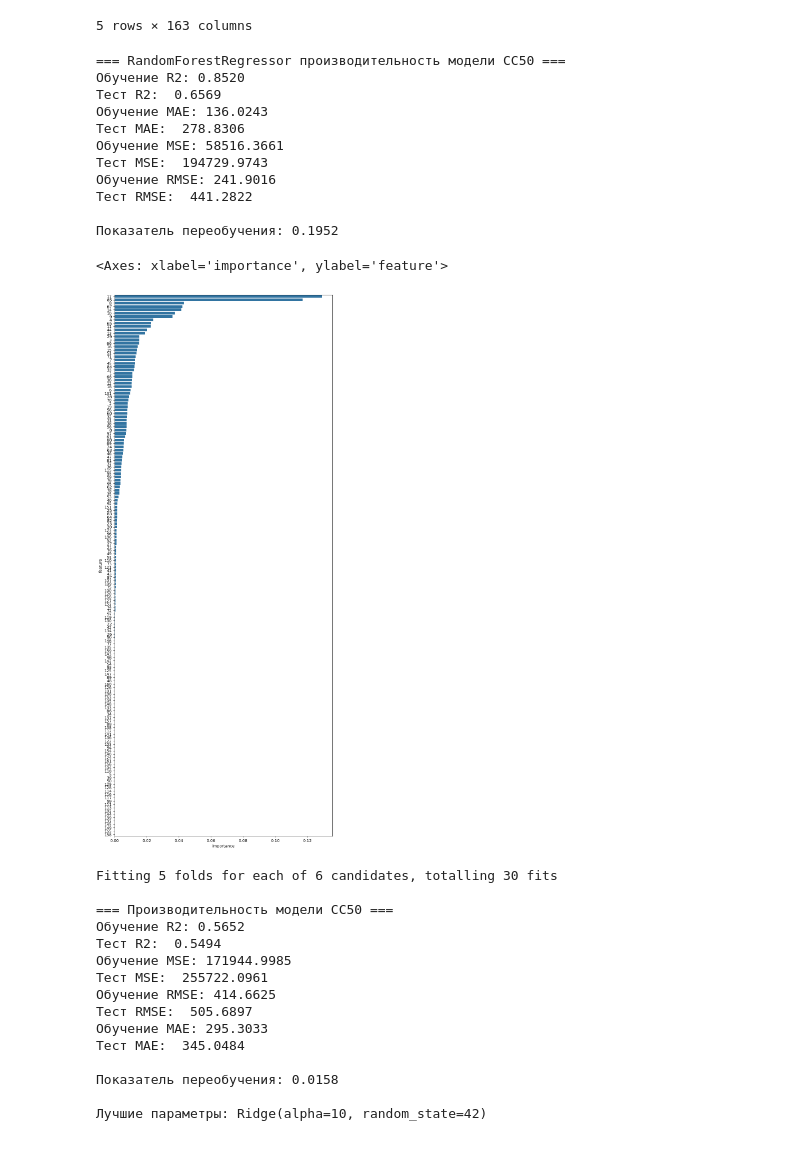
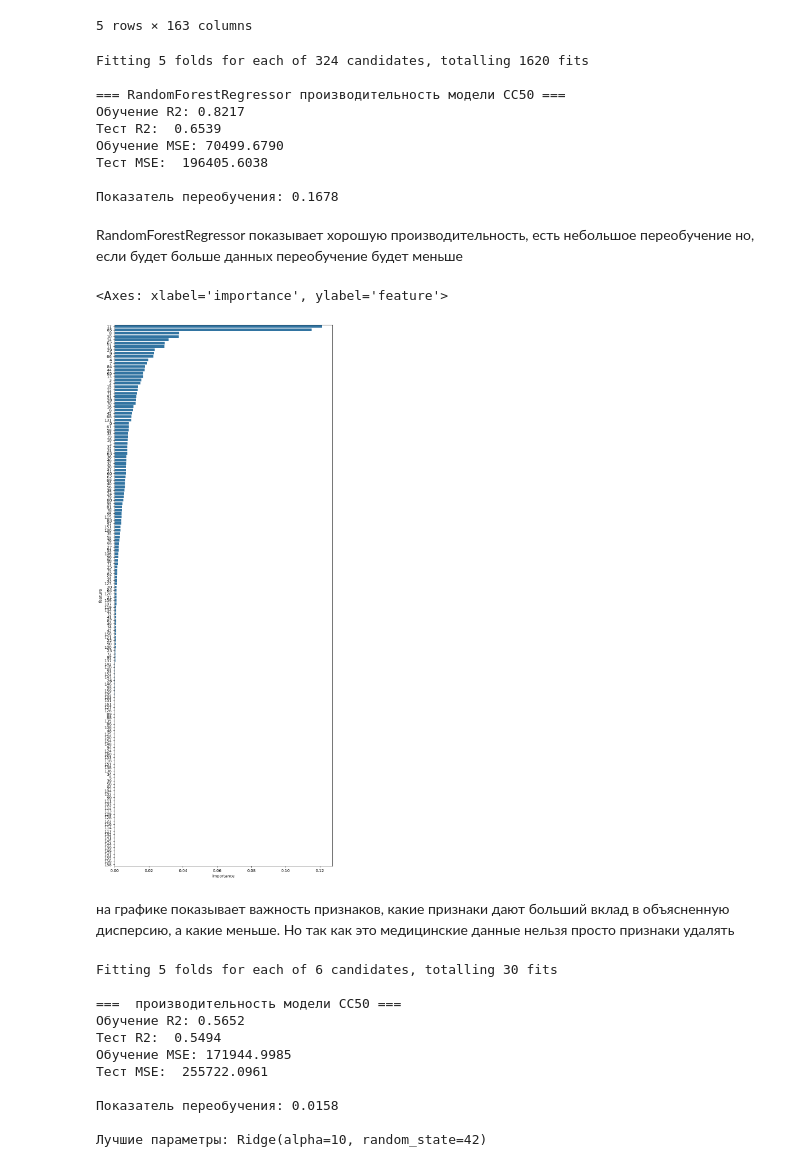
Before and after one commit to alexrad555/coursework_classic_ml, a Jupyter notebook: cc50_reg.ipynb, the cells around one changed output. Saved outputs shown, nothing was run; the diff lists cells and outputs as text; code cells hidden in the pictures.

```diff
--- a/cc50_reg.ipynb
+++ b/cc50_reg.ipynb
@@ -38,57 +38,61 @@ y_ic50 = df['target']
 X_train, X_test, y_train, y_test = train_test_split(X_ic50, y_ic50, test_size=0.1, random_state=42)
 # %%
 rf = RandomForestRegressor(random_state=42)
-rf.fit(X_train, y_train)
-y_pred_train = rf.predict(X_train)
-y_pred_test = rf.predict(X_test)
-
-
-
+param_grid = {
+    'n_estimators': [100, 200, 300],
+    'max_depth': [3, 7, 10, 15],
+    'min_samples_leaf': [1, 2, 4],
+    'min_samples_split': [2, 5, 10],
+    'max_features': [0.5, 'sqrt', 'log2']
+}
+grid_search_rf = GridSearchCV(
+    estimator=rf,
+    param_grid=param_grid,
+    cv=5,
+    scoring='r2',
+    n_jobs=-1,
+    verbose=1
+)
+grid_search_rf.fit(X_train, y_train)
+y_pred_train = grid_search_rf.best_estimator_.predict(X_train)
+y_pred_test = grid_search_rf.best_estimator_.predict(X_test)
 
 train_r2 = r2_score(y_train, y_pred_train)
 test_r2 = r2_score(y_test, y_pred_test)
-train_mae = mean_absolute_error(y_train, y_pred_train)
-test_mae = mean_absolute_error(y_test, y_pred_test)
-
 train_mse = mean_squared_error(y_train, y_pred_train)
 test_mse = mean_squared_error(y_test, y_pred_test)
-
-train_rmse = root_mean_squared_error(y_train, y_pred_train)
-test_rmse = root_mean_squared_error(y_test, y_pred_test)
 
 retraining = abs(train_r2 - test_r2)
 
 print(f"\n=== RandomForestRegressor производительность модели CC50 ===")
 print(f"Обучение R2: {train_r2:.4f}")
 print(f"Тест R2:  {test_r2:.4f}")
-print(f"Обучение MAE: {train_mae:.4f}")
-print(f"Тест MAE:  {test_mae:.4f}")
 print(f"Обучение MSE: {train_mse:.4f}")
 print(f"Тест MSE:  {test_mse:.4f}")
-print(f"Обучение RMSE: {train_rmse:.4f}")
-print(f"Тест RMSE:  {test_rmse:.4f}")
 print(f"\nПоказатель переобучения: {retraining:.4f}")
 # %% [output]
+Fitting 5 folds for each of 324 candidates, totalling 1620 fits
+
 === RandomForestRegressor производительность модели CC50 ===
-Обучение R2: 0.8520
-Тест R2:  0.6569
-Обучение MAE: 136.0243
-Тест MAE:  278.8306
-Обучение MSE: 58516.3661
-Тест MSE:  194729.9743
-Обучение RMSE: 241.9016
-Тест RMSE:  441.2822
+Обучение R2: 0.8217
+Тест R2:  0.6539
+Обучение MSE: 70499.6790
+Тест MSE:  196405.6038
 
-Показатель переобучения: 0.1952
+Показатель переобучения: 0.1678
+# %% [markdown]
+RandomForestRegressor показывает хорошую производительность, есть небольшое переобучение но, если будет больше данных переобучение будет меньше
 # %%
-fi = rf.feature_importances_
+fi = grid_search_rf.best_estimator_.feature_importances_
 df_fi = pd.DataFrame({'feature': X_ic50.columns, 'importance': fi})
 df_fi = df_fi.sort_values(by='importance', ascending=False)
 plt.figure(figsize=(10, 25))
 sns.barplot(data=df_fi, x='importance', y='feature')
 # %% [output]
 <Axes: xlabel='importance', ylabel='feature'>
-[figure, old version]
+[figure, new version]
+# %% [markdown]
+на графике показывает важность признаков, какие признаки дают больший вклад в объясненную дисперсию, а какие меньше. Но так как это медицинские данные нельзя просто признаки удалять
 # %%
 ridge = Ridge(random_state=42)
 param_grid_ridge = {
@@ -110,40 +114,26 @@ y_pred_test_ridge = grid_search_ridge.best_estimator_.predict(X_test)
 
 train_r2_ridge = r2_score(y_train, y_pred_train_ridge)
 test_r2_ridge = r2_score(y_test, y_pred_test_ridge)
-train_mae_ridge = mean_absolute_error(y_train, y_pred_train_ridge)
-test_mae_ridge = mean_absolute_error(y_test, y_pred_test_ridge)
-
 train_mse_ridge = mean_squared_error(y_train, y_pred_train_ridge)
 test_mse_ridge = mean_squared_error(y_test, y_pred_test_ridge)
 
-train_rmse_ridge = root_mean_squared_error(y_train, y_pred_train_ridge)
-test_rmse_ridge = root_mean_squared_error(y_test, y_pred_test_ridge)
-
 retraining_ridge = abs(train_r2_ridge - test_r2_ridge)
 
-print(f"\n=== Производительность модели CC50 ===")
+print(f"\n===  производительность модели CC50 ===")
 print(f"Обучение R2: {train_r2_ridge:.4f}")
 print(f"Тест R2:  {test_r2_ridge:.4f}")
 print(f"Обучение MSE: {train_mse_ridge:.4f}")
 print(f"Тест MSE:  {test_mse_ridge:.4f}")
-print(f"Обучение RMSE: {train_rmse_ridge:.4f}")
-print(f"Тест RMSE:  {test_rmse_ridge:.4f}")
-print(f"Обучение MAE: {train_mae_ridge:.4f}")
-print(f"Тест MAE:  {test_mae_ridge:.4f}")
 print(f"\nПоказатель переобучения: {retraining_ridge:.4f}")
 print(f"\nЛучшие параметры: {grid_search_ridge.best_estimator_}")
 # %% [output]
 Fitting 5 folds for each of 6 candidates, totalling 30 fits
 
-=== Производительность модели CC50 ===
+===  производительность модели CC50 ===
 Обучение R2: 0.5652
 Тест R2:  0.5494
 Обучение MSE: 171944.9985
 Тест MSE:  255722.0961
-Обучение RMSE: 414.6625
-Тест RMSE:  505.6897
-Обучение MAE: 295.3033
-Тест MAE:  345.0484
 
 Показатель переобучения: 0.0158
 
```
Also changed, not shown: parts of 18 cells of this notebook.
